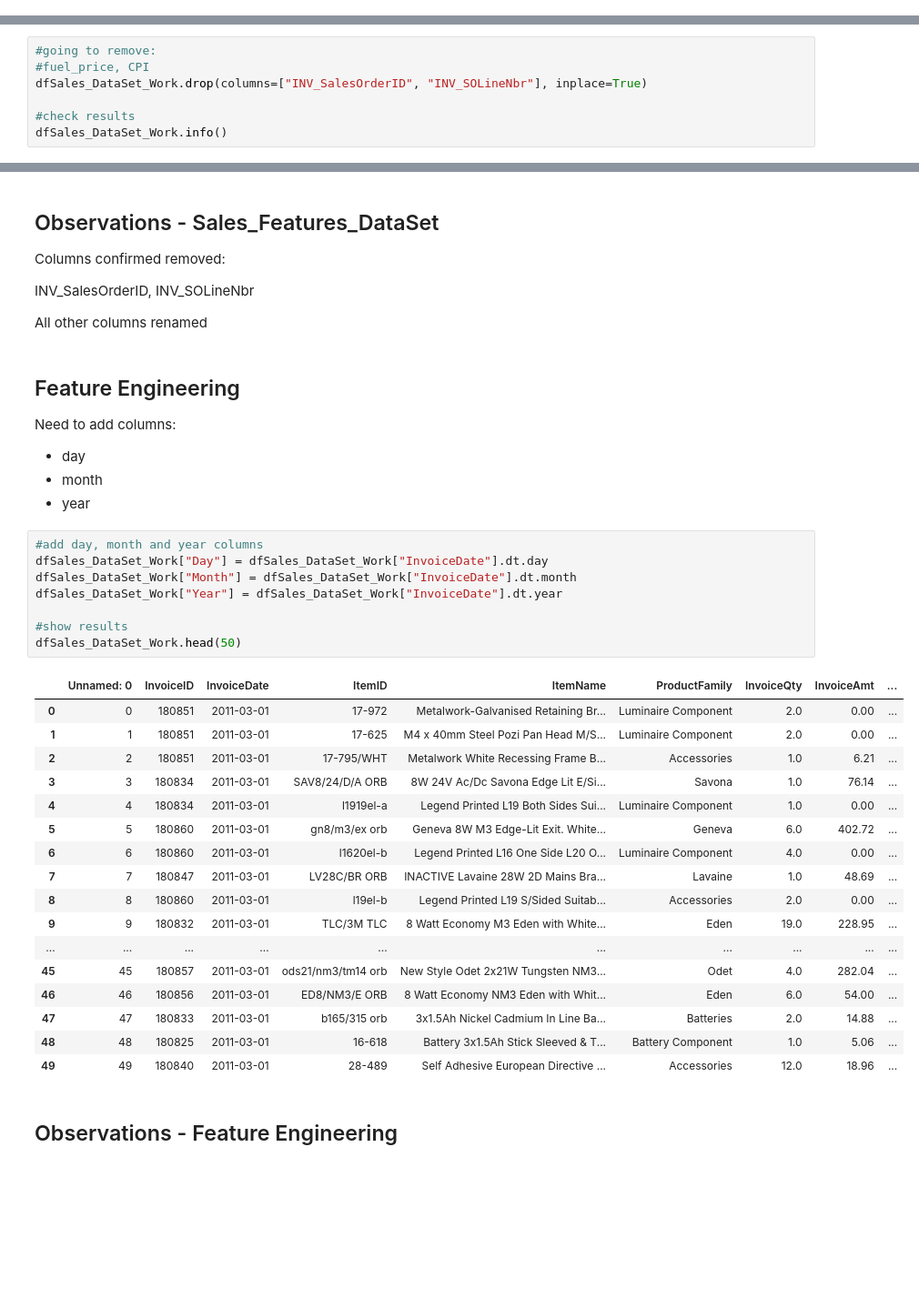
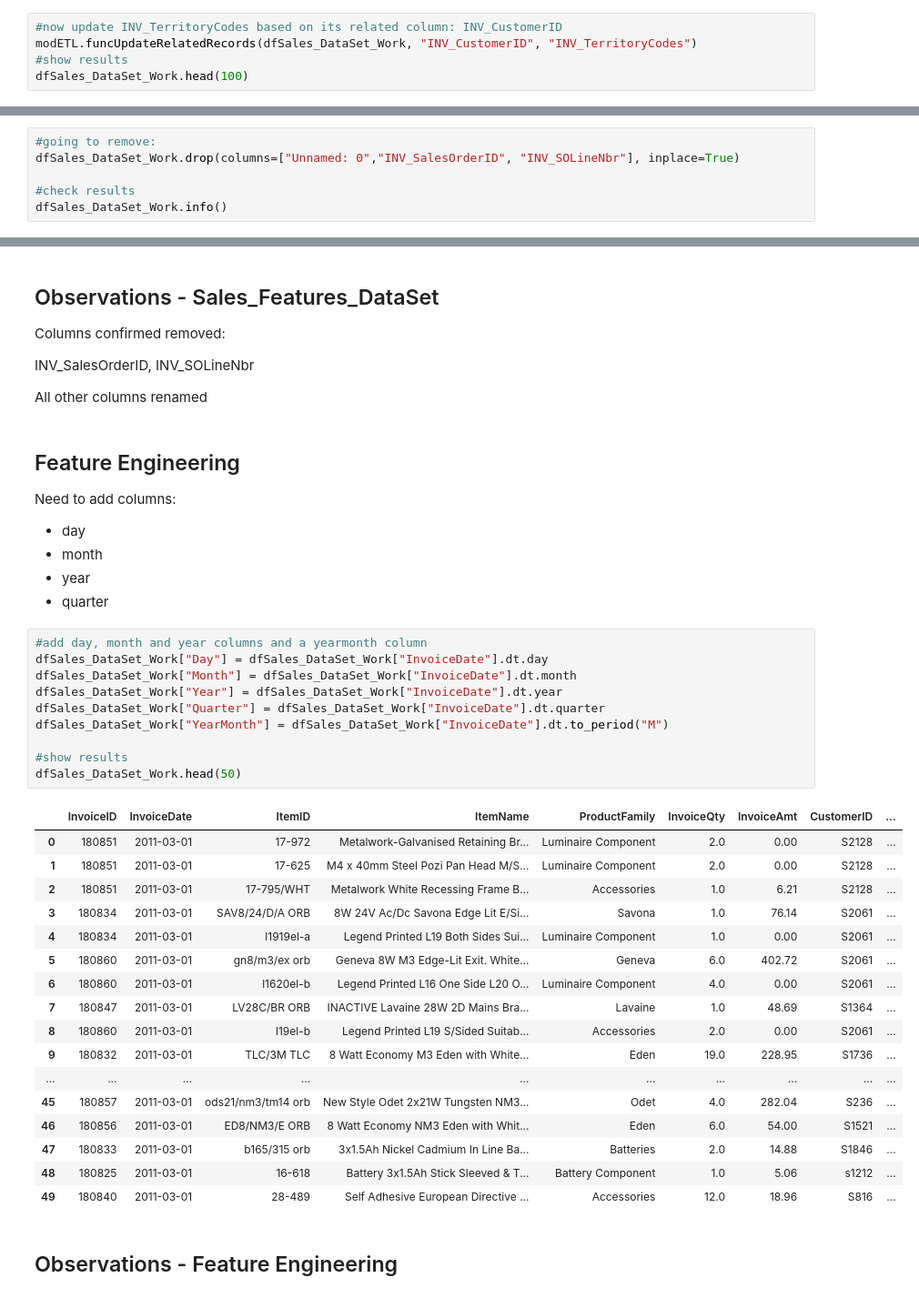
Before and after one commit to RogerWilliams2026/Project3-SalesAnalysis, a Jupyter notebook: jupyter_notebooks/Notebook_ETL_Sales_DataSet.ipynb, the cells around one changed output, grey strips where cells are left out. Shown at 91% size. Saved outputs shown, nothing was run; the diff lists cells and outputs as text; blank space fills up the shorter version.

```diff
--- a/jupyter_notebooks/Notebook_ETL_Sales_DataSet.ipynb
+++ b/jupyter_notebooks/Notebook_ETL_Sales_DataSet.ipynb
@@ -577,0 +581,5 @@ Function worked! INV_ProdFam has no missing values
+# %%
+#now update INV_TerritoryCodes based on its related column: INV_CustomerID
+modETL.funcUpdateRelatedRecords(dfSales_DataSet_Work, "INV_CustomerID", "INV_TerritoryCodes")
+#show results
+dfSales_DataSet_Work.head(100)
@@ -584,8 +610,7 @@ Will remove:
 - INV_SOLineNbr as it is not required for analysis
 # %%
 #going to remove:
-#fuel_price, CPI
-dfSales_DataSet_Work.drop(columns=["INV_SalesOrderID", "INV_SOLineNbr"], inplace=True)
+dfSales_DataSet_Work.drop(columns=["Unnamed: 0","INV_SalesOrderID", "INV_SOLineNbr"], inplace=True)
 
 #check results
 dfSales_DataSet_Work.info()
@@ -671,32 +694,35 @@ Need to add columns:
 - day
 - month
 - year
+- quarter
 # %%
-#add day, month and year columns
+#add day, month and year columns and a yearmonth column
 dfSales_DataSet_Work["Day"] = dfSales_DataSet_Work["InvoiceDate"].dt.day
 dfSales_DataSet_Work["Month"] = dfSales_DataSet_Work["InvoiceDate"].dt.month
 dfSales_DataSet_Work["Year"] = dfSales_DataSet_Work["InvoiceDate"].dt.year
+dfSales_DataSet_Work["Quarter"] = dfSales_DataSet_Work["InvoiceDate"].dt.quarter
+dfSales_DataSet_Work["YearMonth"] = dfSales_DataSet_Work["InvoiceDate"].dt.to_period("M")
 
 #show results
 dfSales_DataSet_Work.head(50)
 # %% [output]
-|  | Unnamed: 0 | InvoiceID | InvoiceDate | ItemID | ItemName | ProductFamily | InvoiceQty | InvoiceAmt | ... |
-| 0 | 0 | 180851 | 2011-03-01 | 17-972 | Metalwork-Galvanised Retaining Br... | Luminaire Component | 2.0 | 0.00 | ... |
-| 1 | 1 | 180851 | 2011-03-01 | 17-625 | M4 x 40mm Steel Pozi Pan Head M/S... | Luminaire Component | 2.0 | 0.00 | ... |
-| 2 | 2 | 180851 | 2011-03-01 | 17-795/WHT | Metalwork White Recessing Frame B... | Accessories | 1.0 | 6.21 | ... |
-| 3 | 3 | 180834 | 2011-03-01 | SAV8/24/D/A ORB | 8W 24V Ac/Dc Savona Edge Lit E/Si... | Savona | 1.0 | 76.14 | ... |
-| 4 | 4 | 180834 | 2011-03-01 | l1919el-a | Legend Printed L19 Both Sides Sui... | Luminaire Component | 1.0 | 0.00 | ... |
-| 5 | 5 | 180860 | 2011-03-01 | gn8/m3/ex orb | Geneva 8W M3 Edge-Lit Exit. White... | Geneva | 6.0 | 402.72 | ... |
-| 6 | 6 | 180860 | 2011-03-01 | l1620el-b | Legend Printed L16 One Side L20 O... | Luminaire Component | 4.0 | 0.00 | ... |
-| 7 | 7 | 180847 | 2011-03-01 | LV28C/BR ORB | INACTIVE Lavaine 28W 2D Mains Bra... | Lavaine | 1.0 | 48.69 | ... |
-| 8 | 8 | 180860 | 2011-03-01 | l19el-b | Legend Printed L19 S/Sided Suitab... | Accessories | 2.0 | 0.00 | ... |
-| 9 | 9 | 180832 | 2011-03-01 | TLC/3M TLC | 8 Watt Economy M3 Eden with White... | Eden | 19.0 | 228.95 | ... |
+|  | InvoiceID | InvoiceDate | ItemID | ItemName | ProductFamily | InvoiceQty | InvoiceAmt | CustomerID | ... |
+| 0 | 180851 | 2011-03-01 | 17-972 | Metalwork-Galvanised Retaining Br... | Luminaire Component | 2.0 | 0.00 | S2128 | ... |
+| 1 | 180851 | 2011-03-01 | 17-625 | M4 x 40mm Steel Pozi Pan Head M/S... | Luminaire Component | 2.0 | 0.00 | S2128 | ... |
+| 2 | 180851 | 2011-03-01 | 17-795/WHT | Metalwork White Recessing Frame B... | Accessories | 1.0 | 6.21 | S2128 | ... |
+| 3 | 180834 | 2011-03-01 | SAV8/24/D/A ORB | 8W 24V Ac/Dc Savona Edge Lit E/Si... | Savona | 1.0 | 76.14 | S2061 | ... |
+| 4 | 180834 | 2011-03-01 | l1919el-a | Legend Printed L19 Both Sides Sui... | Luminaire Component | 1.0 | 0.00 | S2061 | ... |
+| 5 | 180860 | 2011-03-01 | gn8/m3/ex orb | Geneva 8W M3 Edge-Lit Exit. White... | Geneva | 6.0 | 402.72 | S2061 | ... |
+| 6 | 180860 | 2011-03-01 | l1620el-b | Legend Printed L16 One Side L20 O... | Luminaire Component | 4.0 | 0.00 | S2061 | ... |
+| 7 | 180847 | 2011-03-01 | LV28C/BR ORB | INACTIVE Lavaine 28W 2D Mains Bra... | Lavaine | 1.0 | 48.69 | S1364 | ... |
+| 8 | 180860 | 2011-03-01 | l19el-b | Legend Printed L19 S/Sided Suitab... | Accessories | 2.0 | 0.00 | S2061 | ... |
+| 9 | 180832 | 2011-03-01 | TLC/3M TLC | 8 Watt Economy M3 Eden with White... | Eden | 19.0 | 228.95 | S1736 | ... |
 | ... | ... | ... | ... | ... | ... | ... | ... | ... | ... |
-| 45 | 45 | 180857 | 2011-03-01 | ods21/nm3/tm14 orb | New Style Odet 2x21W Tungsten NM3... | Odet | 4.0 | 282.04 | ... |
-| 46 | 46 | 180856 | 2011-03-01 | ED8/NM3/E ORB | 8 Watt Economy NM3 Eden with Whit... | Eden | 6.0 | 54.00 | ... |
-| 47 | 47 | 180833 | 2011-03-01 | b165/315 orb | 3x1.5Ah Nickel Cadmium In Line Ba... | Batteries | 2.0 | 14.88 | ... |
-| 48 | 48 | 180825 | 2011-03-01 | 16-618 | Battery 3x1.5Ah Stick Sleeved & T... | Battery Component | 1.0 | 5.06 | ... |
-| 49 | 49 | 180840 | 2011-03-01 | 28-489 | Self Adhesive European Directive ... | Accessories | 12.0 | 18.96 | ... |
+| 45 | 180857 | 2011-03-01 | ods21/nm3/tm14 orb | New Style Odet 2x21W Tungsten NM3... | Odet | 4.0 | 282.04 | S236 | ... |
+| 46 | 180856 | 2011-03-01 | ED8/NM3/E ORB | 8 Watt Economy NM3 Eden with Whit... | Eden | 6.0 | 54.00 | S1521 | ... |
+| 47 | 180833 | 2011-03-01 | b165/315 orb | 3x1.5Ah Nickel Cadmium In Line Ba... | Batteries | 2.0 | 14.88 | S1846 | ... |
+| 48 | 180825 | 2011-03-01 | 16-618 | Battery 3x1.5Ah Stick Sleeved & T... | Battery Component | 1.0 | 5.06 | s1212 | ... |
+| 49 | 180840 | 2011-03-01 | 28-489 | Self Adhesive European Directive ... | Accessories | 12.0 | 18.96 | S816 | ... |
 # %% [markdown]
 ## Observations - Feature Engineering
 # %% [markdown]
```
Also changed, not shown: parts of 6 cells of this notebook, 5 other files.
